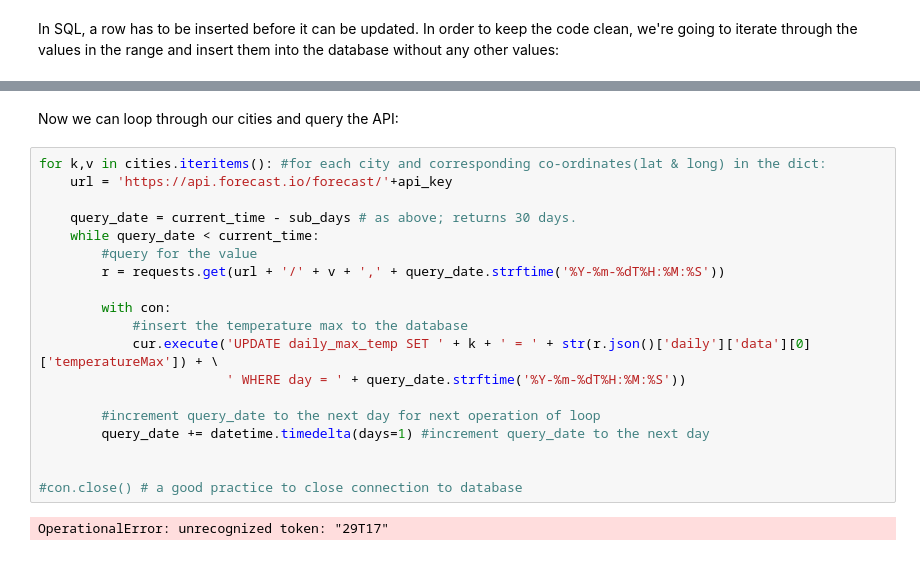
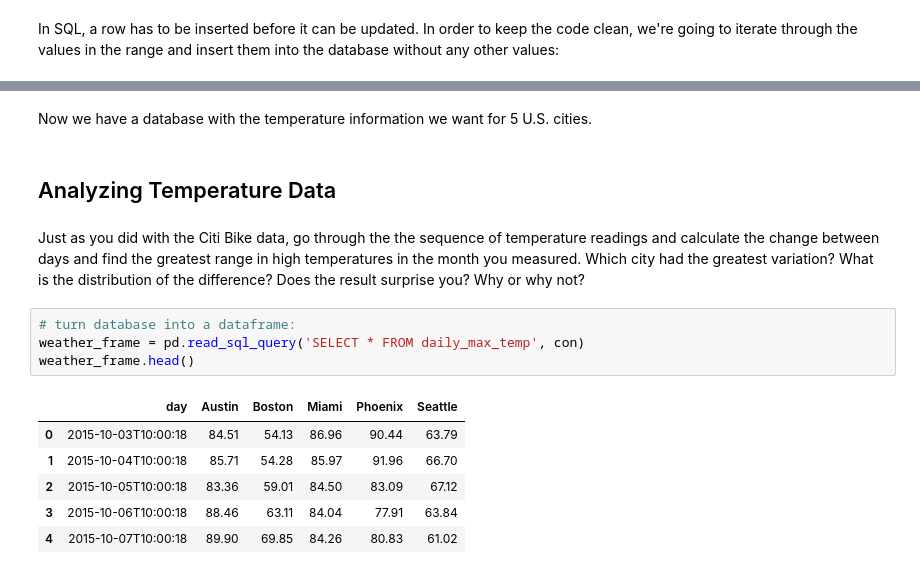
Before and after one commit to ryangrigg/Thinkful, a Jupyter notebook: unit_3_les2_web_apis.ipynb, the cells around one changed output, grey strips where cells are left out. Cells and saved outputs as stored; diff of their text form.

```diff
--- a/unit_3_les2_web_apis.ipynb
+++ b/unit_3_les2_web_apis.ipynb
@@ -210,23 +247,17 @@ print pd.read_sql_query('SELECT * FROM daily_max_temp', con)
-# %% [markdown]
-Now we can loop through our cities and query the API:
-# %%
-for k,v in cities.iteritems(): #for each city and corresponding co-ordinates(lat & long) in the dict:
-    url = 'https://api.forecast.io/forecast/'+api_key
-
-    query_date = current_time - sub_days # as above; returns 30 days.
-    while query_date < current_time:
-        #query for the value
-        r = requests.get(url + '/' + v + ',' + query_date.strftime('%Y-%m-%dT%H:%M:%S'))
-
-        with con:
-            #insert the temperature max to the database
-            cur.execute('UPDATE daily_max_temp SET ' + k + ' = ' + str(r.json()['daily']['data'][0]['temperatureMax']) + \
-                        ' WHERE day = ' + query_date.strftime('%Y-%m-%dT%H:%M:%S'))
-
-        #increment query_date to the next day for next operation of loop
-        query_date += datetime.timedelta(days=1) #increment query_date to the next day
-
-
-#con.close() # a good practice to close connection to database
-# %% [output]
-OperationalError: unrecognized token: "29T17"
+# %% [markdown]
+Now we have a database with the temperature information we want for 5 U.S. cities.
+# %% [markdown]
+## Analyzing Temperature Data
+# %% [markdown]
+Just as you did with the Citi Bike data, go through the the sequence of temperature readings and calculate the change between days and find the greatest range in high temperatures in the month you measured. Which city had the greatest variation? What is the distribution of the difference? Does the result surprise you? Why or why not?
+# %%
+# turn database into a dataframe:
+weather_frame = pd.read_sql_query('SELECT * FROM daily_max_temp', con)
+weather_frame.head()
+# %% [output]
+|  | day | Austin | Boston | Miami | Phoenix | Seattle |
+| 0 | 2015-10-03T10:00:18 | 84.51 | 54.13 | 86.96 | 90.44 | 63.79 |
+| 1 | 2015-10-04T10:00:18 | 85.71 | 54.28 | 85.97 | 91.96 | 66.70 |
+| 2 | 2015-10-05T10:00:18 | 83.36 | 59.01 | 84.50 | 83.09 | 67.12 |
+| 3 | 2015-10-06T10:00:18 | 88.46 | 63.11 | 84.04 | 77.91 | 63.84 |
+| 4 | 2015-10-07T10:00:18 | 89.90 | 69.85 | 84.26 | 80.83 | 61.02 |
```
Also changed, not shown: parts of 16 cells of this notebook.
